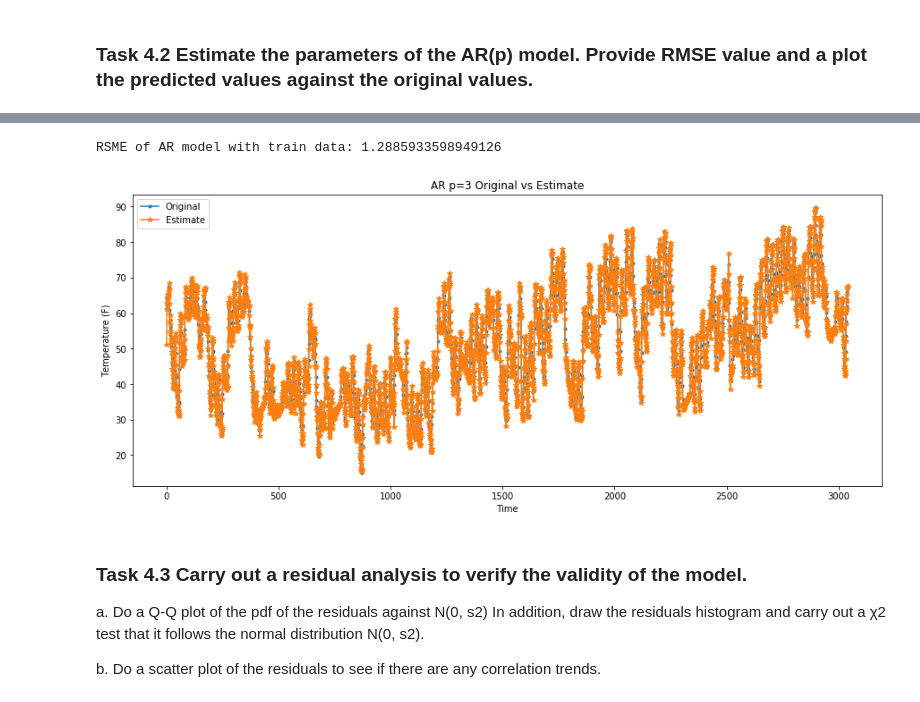
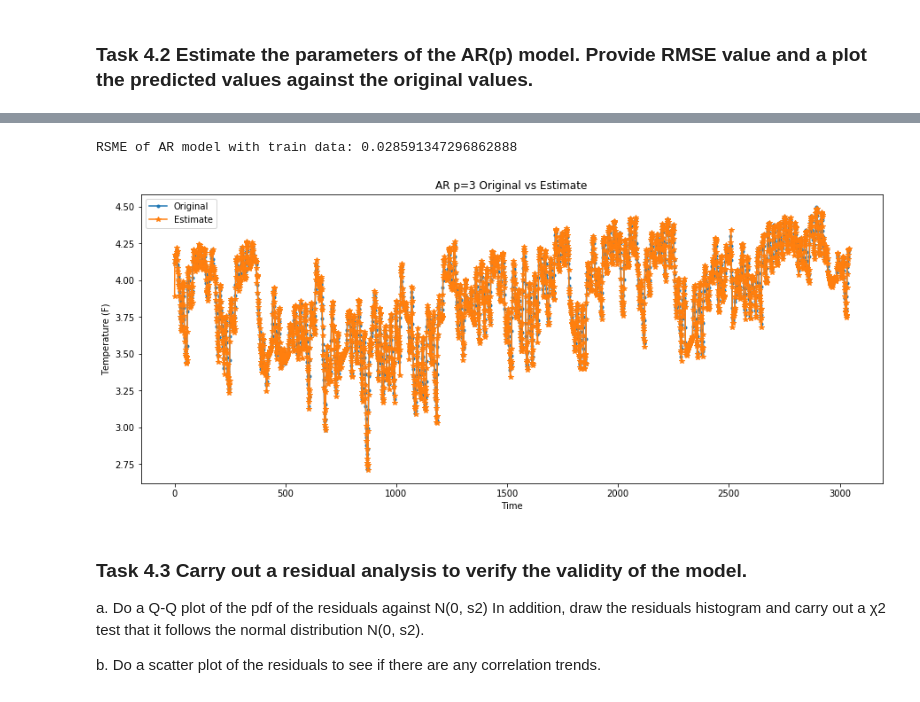
Before and after one commit to justin830827/IoT-Analytics, a Jupyter notebook: Forecasting/Forecasting.ipynb, the cells around one changed output, grey strips where cells are left out. Saved outputs shown, nothing was run; the diff lists cells and outputs as text; code cells hidden in the pictures.

Commit message:
add log trans

```diff
--- a/Forecasting/Forecasting.ipynb
+++ b/Forecasting/Forecasting.ipynb
@@ -58,0 +62,5 @@ plot_timeseries(data, 'Temp. Time Series plot')
+# %%
+data['log'] = np.log(data['Temperature'])
+data['log_diff'] = data['log'] - data['log'].shift(1)
+trans_data = data['log']
+plot_timeseries(trans_data, 'Temp. Time Series plot (trans)')
@@ -96,11 +106,11 @@ Rejecting the null hypothesis means that the process has no unit root, and in tu
 # %%
 def data_split(data):
     rows = len(data.index)
-    train = data['Temperature'][:int(rows*0.7)]
-    test = data['Temperature'][int(rows*0.7)+1:].reset_index().drop(columns=['index']).iloc[:,0]
+    train = data[:int(rows*0.7)].reset_index().drop(columns=['index']).iloc[:,0]
+    test = data[int(rows*0.7)+1:].reset_index().drop(columns=['index']).iloc[:,0]
     return train, test
 
-train, test = data_split(data)
+train, test = data_split(trans_data)
 # %% [markdown]
 ### Task 2.1 Apply the simple moving average model to the training data set, for a given k.
 # %%
@@ -262,12 +317,12 @@ AR.3            7.9106           +0.0000j            7.9106            0.0000
 # %%
 AR_RMSE = np.sqrt(np.mean(AR_fit.resid ** 2))
 print('RSME of AR model with train data: {}'.format(AR_RMSE))
 predict = AR_fit.fittedvalues
 actual = train.copy()
-plot_org_vs_est(actual, predict, 'AR', 'p=3')
+plot_org_vs_est(actual, predict, 'AR', 'p={}'.format(p))
 # %% [output]
-RSME of AR model with train data: 1.2885933598949126
+RSME of AR model with train data: 0.028591347296862888
-[figure, old version]
+[figure, new version]
 # %% [markdown]
 ### Task 4.3 Carry out a residual analysis to verify the validity of the model.
 a. Do a Q-Q plot of the pdf of the residuals against N(0, s2) In addition, draw the residuals histogram and carry out a χ2 test that it follows the normal distribution N(0, s2).
```
Also changed, not shown: parts of 19 cells of this notebook, 12 other files.
